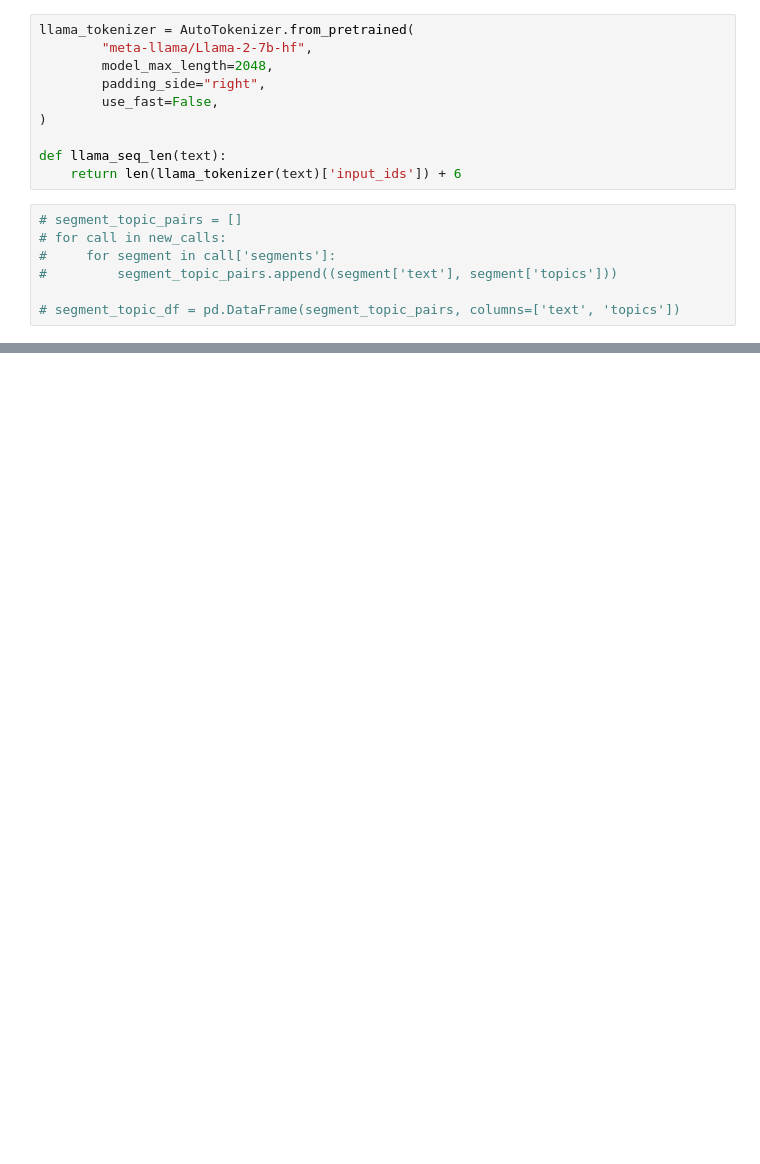
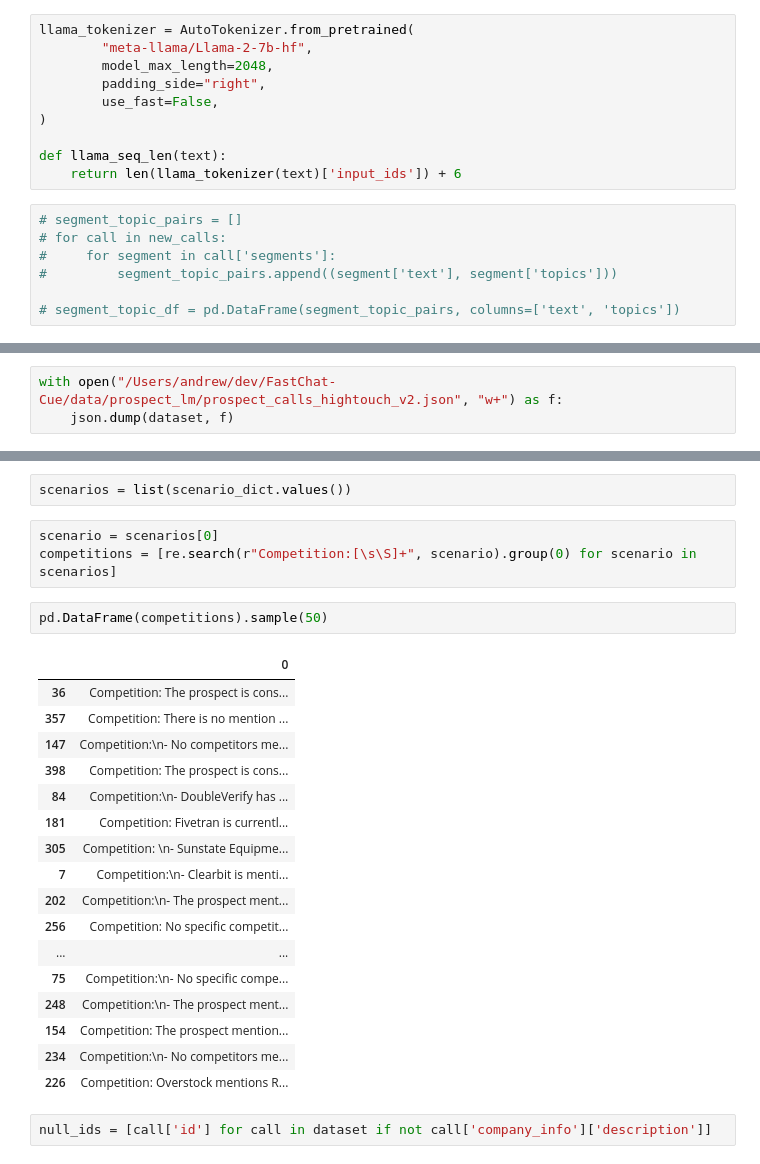
Before and after one commit to andrewsingh/FastChat-Cue, a Jupyter notebook: preprocess/preprocess_for_training.ipynb, the cells around one changed output, grey strips where cells are left out. Saved outputs shown, nothing was run; the diff lists cells and outputs as text; blank space fills up the shorter version.

```diff
--- a/preprocess/preprocess_for_training.ipynb
+++ b/preprocess/preprocess_for_training.ipynb
@@ -185,0 +228,3 @@ with open("/home/ubuntu/FastChat/data/prospect_lm/prospect_lm_v1_intro_calls_ful
+# %%
+with open("/Users/andrew/dev/FastChat-Cue/data/prospect_lm/prospect_calls_hightouch_v2.json", "w+") as f:
+    json.dump(dataset, f)
@@ -185,0 +331,27 @@ with open("/home/ubuntu/FastChat/data/prospect_lm/prospect_lm_v1_intro_calls_ful
+# %%
+scenarios = list(scenario_dict.values())
+# %%
+scenario = scenarios[0]
+competitions = [re.search(r"Competition:[\s\S]+", scenario).group(0) for scenario in scenarios]
+# %%
+pd.DataFrame(competitions).sample(50)
+# %% [output]
+|  | 0 |
+| 36 | Competition: The prospect is cons... |
+| 357 | Competition: There is no mention ... |
+| 147 | Competition:\n- No competitors me... |
+| 398 | Competition: The prospect is cons... |
+| 84 | Competition:\n- DoubleVerify has ... |
+| 181 | Competition: Fivetran is currentl... |
+| 305 | Competition: \n- Sunstate Equipme... |
+| 7 | Competition:\n- Clearbit is menti... |
+| 202 | Competition:\n- The prospect ment... |
+| 256 | Competition: No specific competit... |
+| ... | ... |
+| 75 | Competition:\n- No specific compe... |
+| 248 | Competition:\n- The prospect ment... |
+| 154 | Competition: The prospect mention... |
+| 234 | Competition:\n- No competitors me... |
+| 226 | Competition: Overstock mentions R... |
+# %%
+null_ids = [call['id'] for call in dataset if not call['company_info']['description']]
```
Also changed, not shown: parts of 36 cells of this notebook, 4 other files.
